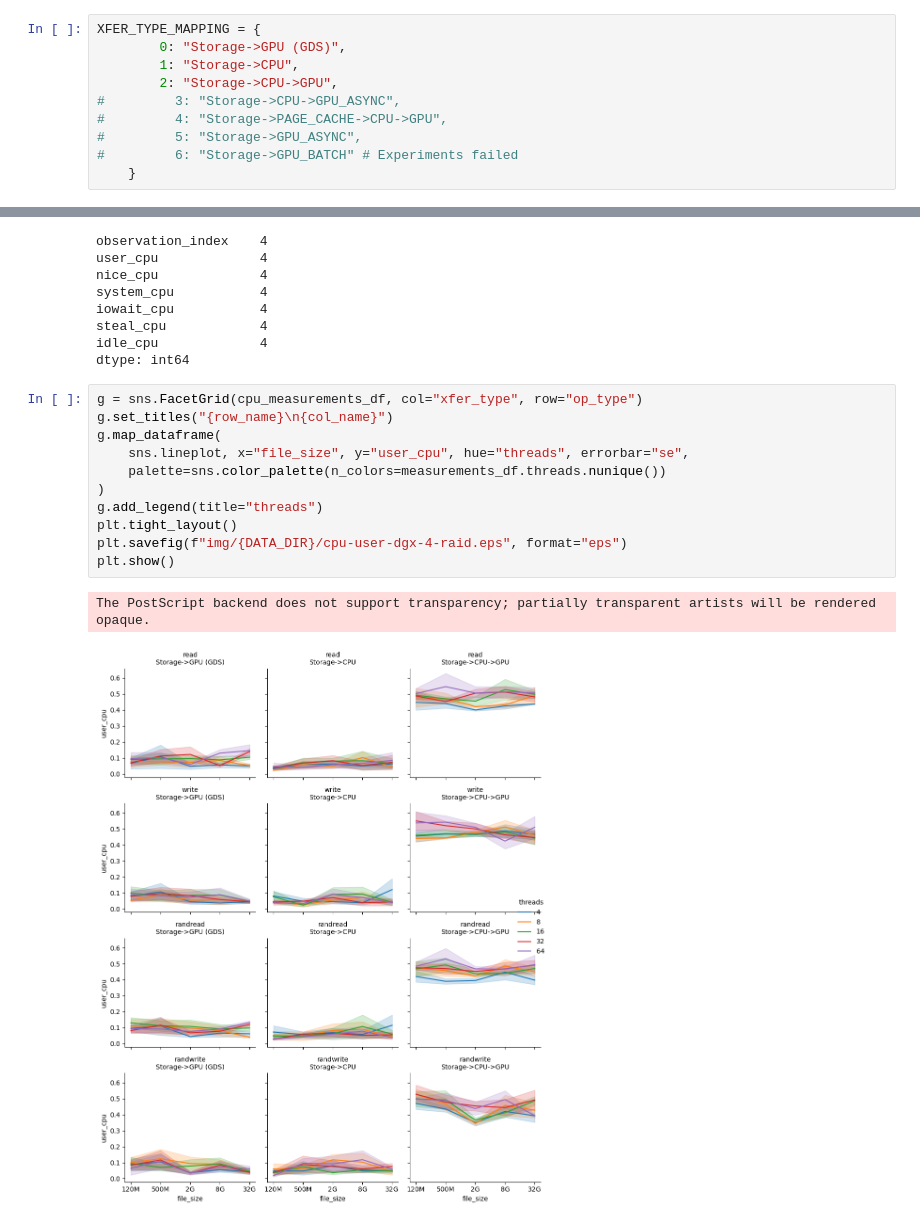
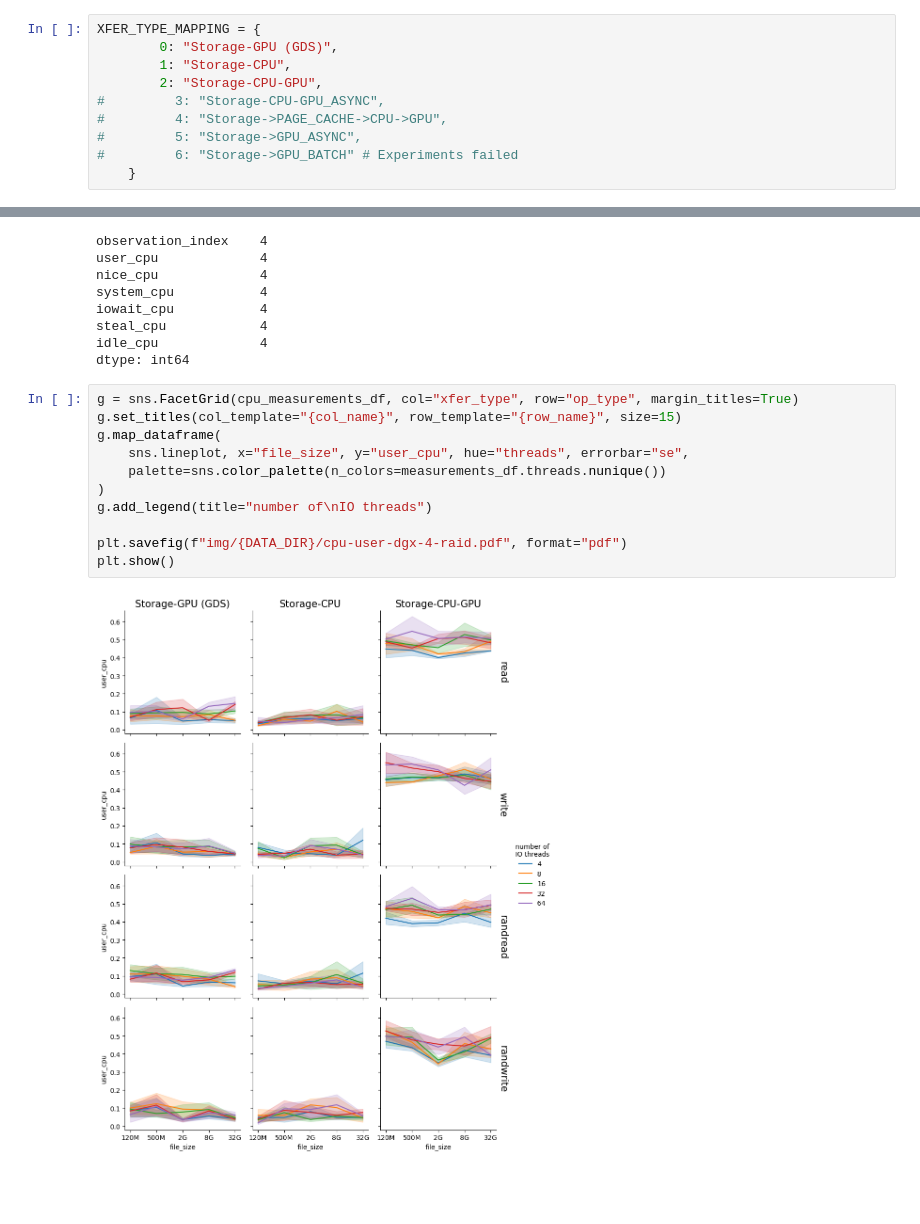
Before and after one commit to wesolowskip/mgr, a Jupyter notebook: 0_benchmarks/benchmark-hyperparams-plots.ipynb, the cells around one changed output, grey strips where cells are left out. Drawn from its saved outputs; the diff is of its cells as text; blank space fills up the shorter version.

Commit message:
corrected synthetic benchmarks plots

```diff
--- a/0_benchmarks/benchmark-hyperparams-plots.ipynb
+++ b/0_benchmarks/benchmark-hyperparams-plots.ipynb
@@ -4,10 +4,10 @@ DATA_DIR = "benchmark-hyperparams"
 %matplotlib inline
 # %%
 XFER_TYPE_MAPPING = {
-        0: "Storage->GPU (GDS)",
-        1: "Storage->CPU",
-        2: "Storage->CPU->GPU",
-#         3: "Storage->CPU->GPU_ASYNC",
+        0: "Storage-GPU (GDS)",
+        1: "Storage-CPU",
+        2: "Storage-CPU-GPU",
+#         3: "Storage-CPU-GPU_ASYNC",
 #         4: "Storage->PAGE_CACHE->CPU->GPU",
 #         5: "Storage->GPU_ASYNC",
 #         6: "Storage->GPU_BATCH" # Experiments failed
@@ -196,16 +196,15 @@ steal_cpu            4
 idle_cpu             4
 dtype: int64
 # %%
-g = sns.FacetGrid(cpu_measurements_df, col="xfer_type", row="op_type")
-g.set_titles("{row_name}\n{col_name}")
+g = sns.FacetGrid(cpu_measurements_df, col="xfer_type", row="op_type", margin_titles=True)
+g.set_titles(col_template="{col_name}", row_template="{row_name}", size=15)
 g.map_dataframe(
     sns.lineplot, x="file_size", y="user_cpu", hue="threads", errorbar="se",
     palette=sns.color_palette(n_colors=measurements_df.threads.nunique())
 )
-g.add_legend(title="threads")
-plt.tight_layout()
-plt.savefig(f"img/{DATA_DIR}/cpu-user-dgx-4-raid.eps", format="eps")
+g.add_legend(title="number of\nIO threads")
+
+plt.savefig(f"img/{DATA_DIR}/cpu-user-dgx-4-raid.pdf", format="pdf")
 plt.show()
 # %% [output]
-The PostScript backend does not support transparency; partially transparent artists will be rendered opaque.
-[figure, old version]
+[figure, new version]
```
Also changed, not shown: parts of 4 cells of this notebook, 7 other files.
